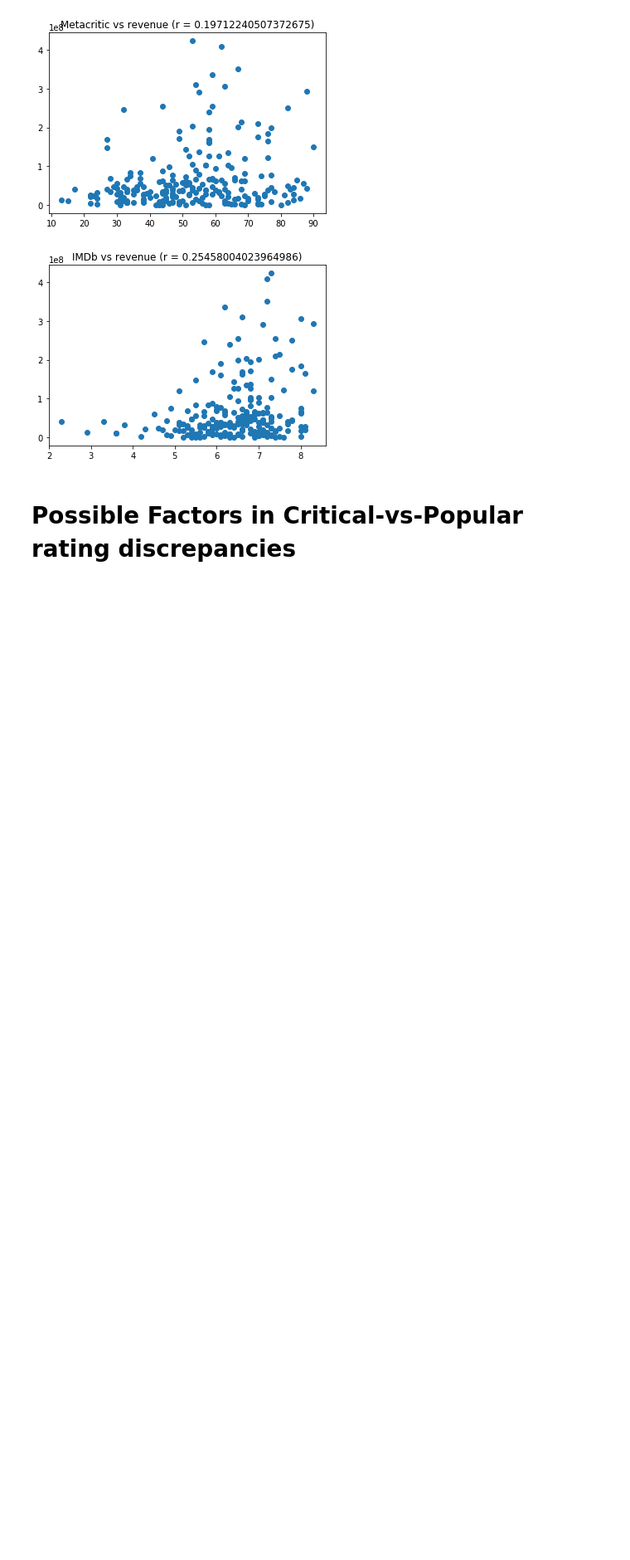
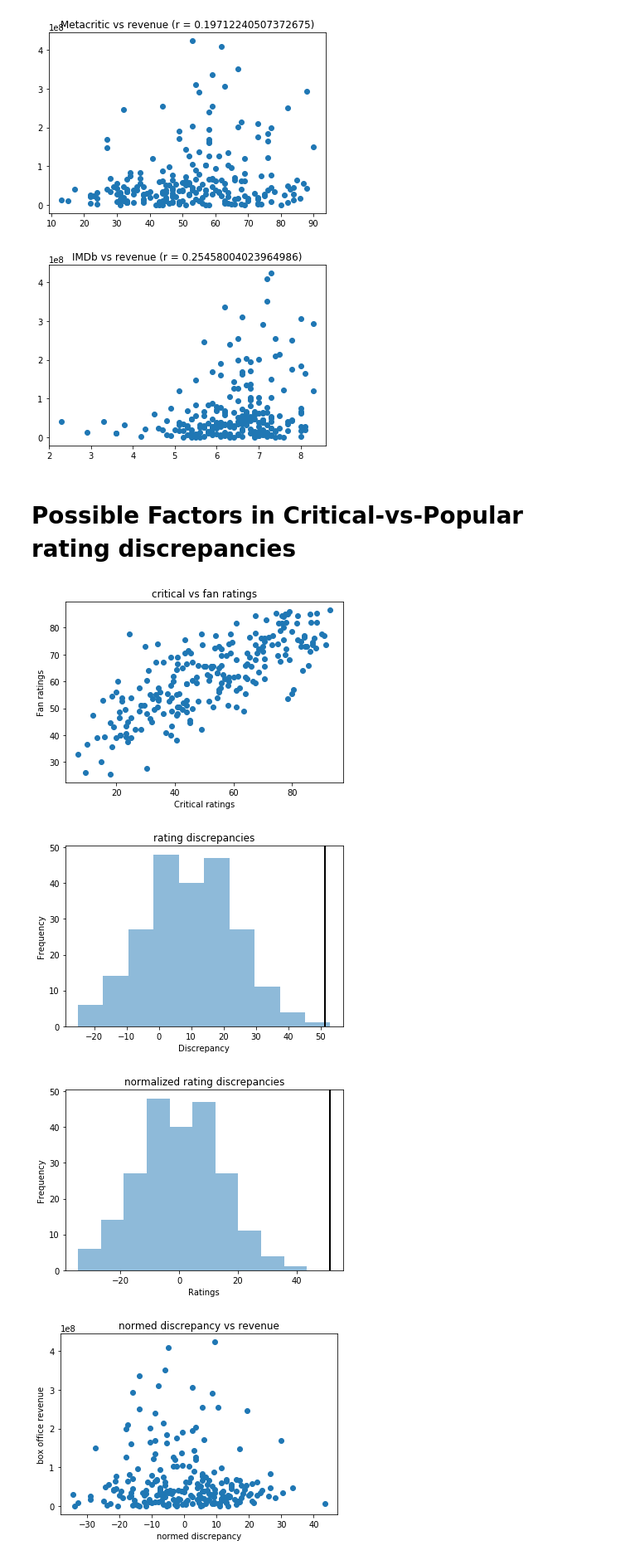
Before and after one commit to gqfiddler/movieRatings, a Jupyter notebook: Critical vs Popular Movie Ratings.ipynb, the cells around one changed output. Shown at 83% size. Cells and saved outputs as stored; diff of their text form; code cells hidden in the pictures; blank space fills up the shorter version.

Commit message:
modified discrepancy plots

```diff
--- a/Critical vs Popular Movie Ratings.ipynb
+++ b/Critical vs Popular Movie Ratings.ipynb
@@ -155,8 +156,40 @@ plt.show()
 [figure]
 # %% [markdown]
 # Possible Factors in Critical-vs-Popular rating discrepancies
-# %%
-movies["allFans"] = (movies["IMDb"] + movies["RTFans"])/2
-movies["allCritics"] = (movies["RTCritic"] + movies["Metacritic"])/2
-movies["discrepancy"] = abs(movies["allFans"] - movies["allCritics"])
-movies["normDiscrepancy"] = abs( (movies["allFans"] - movies["allFans"].mean()) - )
+# %%
+movies["allFans"] = (movies["IMDb"] + movies["RTFan"])/2
+movies["allCritics"] = (movies["RTCritic"] + movies["Metacritic"])/2
+movies["discrepancy"] = movies["allFans"] - movies["allCritics"]
+movies["normDiscrepancy"] = (movies["allFans"]-movies["allFans"].mean()) \
+                                - (movies["allCritics"]-movies["allCritics"].mean())
+
+plt.scatter(movies['allCritics'], movies["allFans"])
+plt.xlabel('Critical ratings')
+plt.ylabel('Fan ratings')
+plt.title("critical vs fan ratings")
+plt.show()
+
+plt.hist(movies['discrepancy'], alpha=0.5)
+plt.xlabel('Discrepancy')
+plt.ylabel('Frequency')
+plt.title('rating discrepancies')
+plt.axvline(movies["RTCritic"].mean(), color='black', linewidth=2)
+plt.show()
+
+plt.hist(movies['normDiscrepancy'], alpha=0.5)
+plt.xlabel('Ratings')
+plt.ylabel('Frequency')
+plt.title("normalized rating discrepancies")
+plt.axvline(movies["RTCritic"].mean(), color='black', linewidth=2)
+plt.show()
+
+plt.scatter(movies['normDiscrepancy'], movies["BoxOffice"])
+plt.xlabel('normed discrepancy')
+plt.ylabel('box office revenue')
+plt.title("normed discrepancy vs revenue")
+plt.show()
+# %% [output]
+[figure, added]
+[figure, added]
+[figure, added]
+[figure, added]
```
Also changed, not shown: parts of 1 cell of this notebook.
